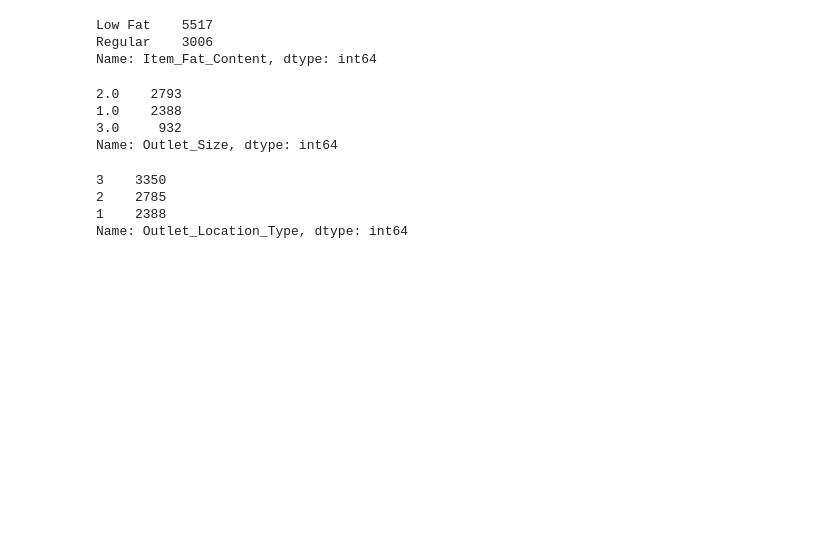
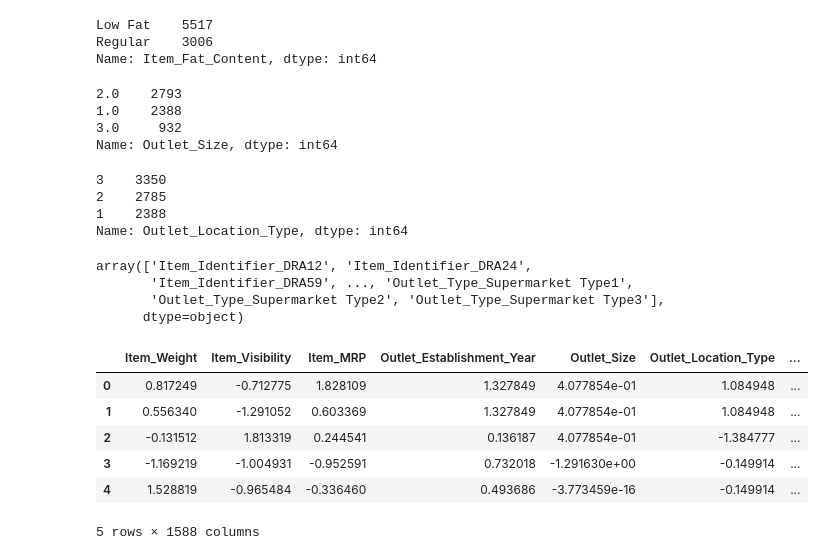
Before and after one commit to erick-huang15/Food-Sales-Predictions, a Jupyter notebook: Food_Sale_Prediction_Pt5.ipynb, the cells around one changed output. Cells and saved outputs as stored; diff of their text form; code cells hidden in the pictures; blank space fills up the shorter version.

```diff
--- a/Food_Sale_Prediction_Pt5.ipynb
+++ b/Food_Sale_Prediction_Pt5.ipynb
@@ -167,0 +170,34 @@ X_test_processed = preprocessor.transform(X_test)
+# %%
+# Extract the feature names from one hot encoder
+cat_feature_names = col_transformer.named_transformers_['pipeline-2']\
+                          .named_steps['onehotencoder']\
+                          .get_feature_names_out(category_select(X_train))
+
+cat_feature_names
+# %% [output]
+array(['Item_Identifier_DRA12', 'Item_Identifier_DRA24',
+       'Item_Identifier_DRA59', ..., 'Outlet_Type_Supermarket Type1',
+       'Outlet_Type_Supermarket Type2', 'Outlet_Type_Supermarket Type3'],
+      dtype=object)
+# %%
+## get final col names which are num features + cat features
+final_cols = numeric_select(X_train) + list(cat_feature_names)
+final_cols
+# %%
+X_train_transformed = col_transformer.transform(X_train)
+
+X_test_transformed = col_transformer.transform(X_test)
+# %%
+X_train_output = pd.DataFrame(X_train_transformed, columns = final_cols)
+
+X_test_output = pd.DataFrame(X_test_transformed, columns = final_cols)
+# %%
+X_train_output.head()
+# %% [output]
+|  | Item_Weight | Item_Visibility | Item_MRP | Outlet_Establishment_Year | Outlet_Size | Outlet_Location_Type | ... |
+| 0 | 0.817249 | -0.712775 | 1.828109 | 1.327849 | 4.077854e-01 | 1.084948 | ... |
+| 1 | 0.556340 | -1.291052 | 0.603369 | 1.327849 | 4.077854e-01 | 1.084948 | ... |
+| 2 | -0.131512 | 1.813319 | 0.244541 | 0.136187 | 4.077854e-01 | -1.384777 | ... |
+| 3 | -1.169219 | -1.004931 | -0.952591 | 0.732018 | -1.291630e+00 | -0.149914 | ... |
+| 4 | 1.528819 | -0.965484 | -0.336460 | 0.493686 | -3.773459e-16 | -0.149914 | ... |
+5 rows × 1588 columns
```
Also changed, not shown: parts of 11 cells of this notebook.
